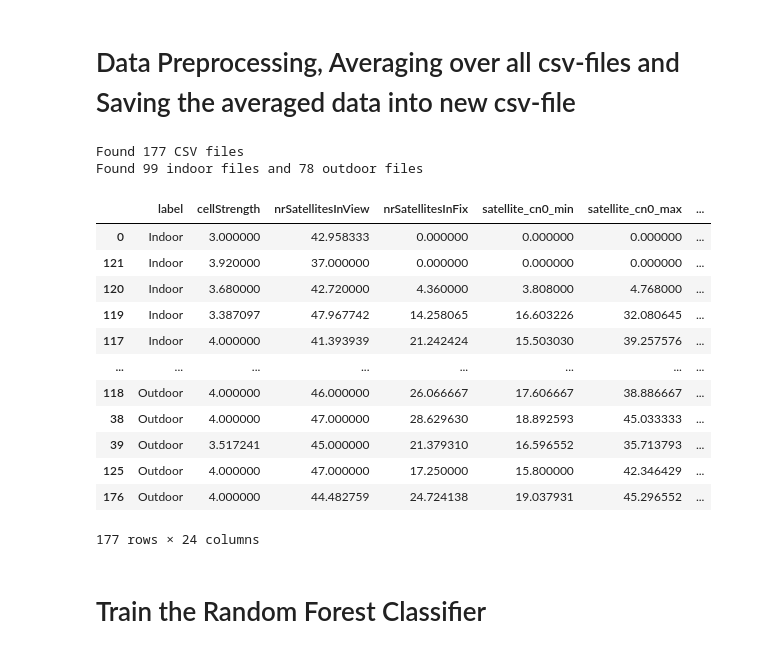
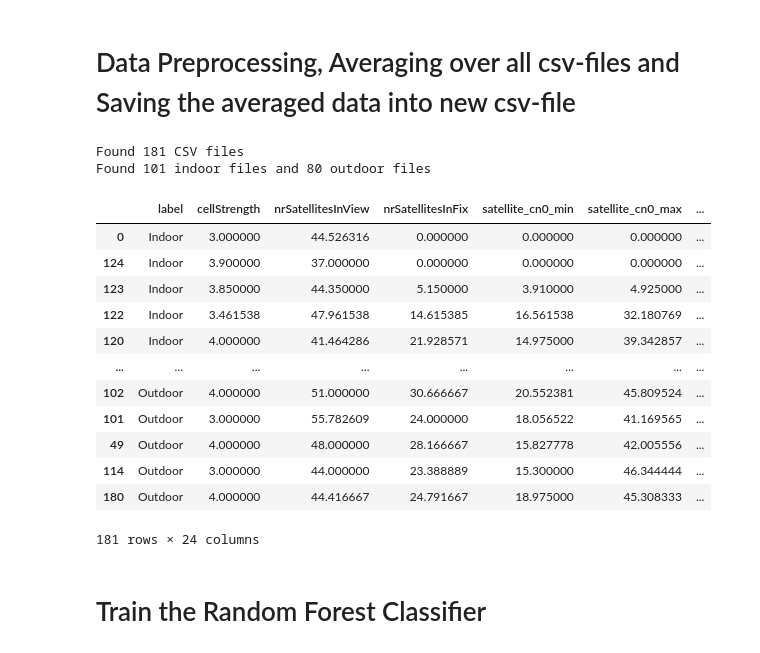
Before and after one commit to mtasd1/IODataProject, a Jupyter notebook: src/firsttry.ipynb, the cells around one changed output. Cells and saved outputs as stored; diff of their text form; code cells hidden in the pictures.

```diff
--- a/src/firsttry.ipynb
+++ b/src/firsttry.ipynb
@@ -15,7 +15,7 @@ def preprocess_data(averaged_df, directory, file):
     df = safe_delete(df, deleted_columns)
 
     # Remove first x rows and reset begin index to 0
-    removedRows = 3
+    removedRows = 8
     df = df.iloc[removedRows:]
     df = df.reset_index(drop=True)
 
@@ -83,47 +83,47 @@ def safe_delete(df, columns):
     for column in columns:
         if column in df.columns:
             df = df.drop(columns=[column])
     return df
 
 files_directory = '../Daten/firsttry/'
 averaged_path = '../Daten/averaged_data.csv'
 
 if os.path.exists(averaged_path):
     os.remove(averaged_path)
     print(f"Removed {averaged_path}")
 
 # Get list of CSV files
 csv_files = [file for file in os.listdir(files_directory) if file.endswith('.csv')]
 print(f'Found {len(csv_files)} CSV files')
 
 # Get nr of files, where name starts with indoor and outdoor
 indoor_files = [file for file in csv_files if file.startswith('Indoor')]
 outdoor_files = [file for file in csv_files if file.startswith('Outdoor')]
 print(f'Found {len(indoor_files)} indoor files and {len(outdoor_files)} outdoor files')
 
 averaged_data = pd.DataFrame()
 
 for file in csv_files:
     averaged_data = preprocess_data(averaged_data, files_directory, file)
 
 averaged_data.sort_values(by=['label'], inplace=True)
 averaged_data
 # %% [output]
-Found 177 CSV files
-Found 99 indoor files and 78 outdoor files
+Found 181 CSV files
+Found 101 indoor files and 80 outdoor files
 |  | label | cellStrength | nrSatellitesInView | nrSatellitesInFix | satellite_cn0_min | satellite_cn0_max | ... |
-| 0 | Indoor | 3.000000 | 42.958333 | 0.000000 | 0.000000 | 0.000000 | ... |
-| 121 | Indoor | 3.920000 | 37.000000 | 0.000000 | 0.000000 | 0.000000 | ... |
-| 120 | Indoor | 3.680000 | 42.720000 | 4.360000 | 3.808000 | 4.768000 | ... |
-| 119 | Indoor | 3.387097 | 47.967742 | 14.258065 | 16.603226 | 32.080645 | ... |
-| 117 | Indoor | 4.000000 | 41.393939 | 21.242424 | 15.503030 | 39.257576 | ... |
+| 0 | Indoor | 3.000000 | 44.526316 | 0.000000 | 0.000000 | 0.000000 | ... |
+| 124 | Indoor | 3.900000 | 37.000000 | 0.000000 | 0.000000 | 0.000000 | ... |
+| 123 | Indoor | 3.850000 | 44.350000 | 5.150000 | 3.910000 | 4.925000 | ... |
+| 122 | Indoor | 3.461538 | 47.961538 | 14.615385 | 16.561538 | 32.180769 | ... |
+| 120 | Indoor | 4.000000 | 41.464286 | 21.928571 | 14.975000 | 39.342857 | ... |
 | ... | ... | ... | ... | ... | ... | ... | ... |
-| 118 | Outdoor | 4.000000 | 46.000000 | 26.066667 | 17.606667 | 38.886667 | ... |
-| 38 | Outdoor | 4.000000 | 47.000000 | 28.629630 | 18.892593 | 45.033333 | ... |
-| 39 | Outdoor | 3.517241 | 45.000000 | 21.379310 | 16.596552 | 35.713793 | ... |
-| 125 | Outdoor | 4.000000 | 47.000000 | 17.250000 | 15.800000 | 42.346429 | ... |
-| 176 | Outdoor | 4.000000 | 44.482759 | 24.724138 | 19.037931 | 45.296552 | ... |
+| 102 | Outdoor | 4.000000 | 51.000000 | 30.666667 | 20.552381 | 45.809524 | ... |
+| 101 | Outdoor | 3.000000 | 55.782609 | 24.000000 | 18.056522 | 41.169565 | ... |
+| 49 | Outdoor | 4.000000 | 48.000000 | 28.166667 | 15.827778 | 42.005556 | ... |
+| 114 | Outdoor | 3.000000 | 44.000000 | 23.388889 | 15.300000 | 46.344444 | ... |
+| 180 | Outdoor | 4.000000 | 44.416667 | 24.791667 | 18.975000 | 45.308333 | ... |
-177 rows × 24 columns
+181 rows × 24 columns
 # %% [markdown]
 # Train the Random Forest Classifier
 # %% [markdown]
```
Also changed, not shown: parts of 10 cells of this notebook, 13 other files.
